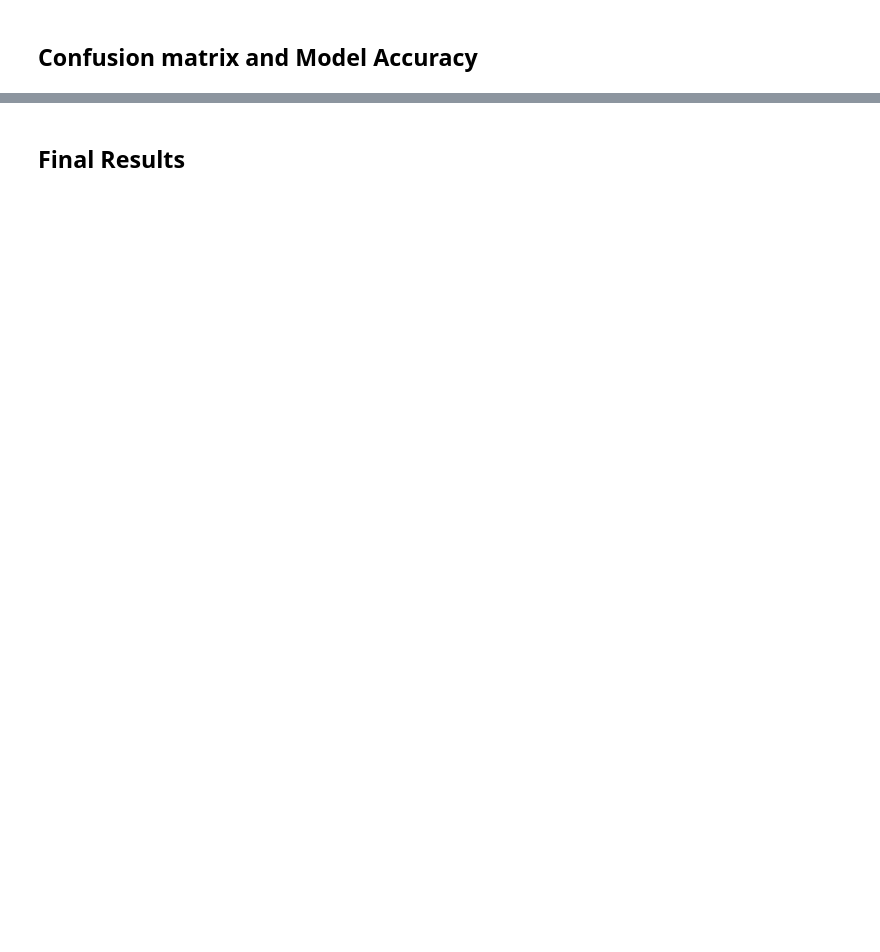
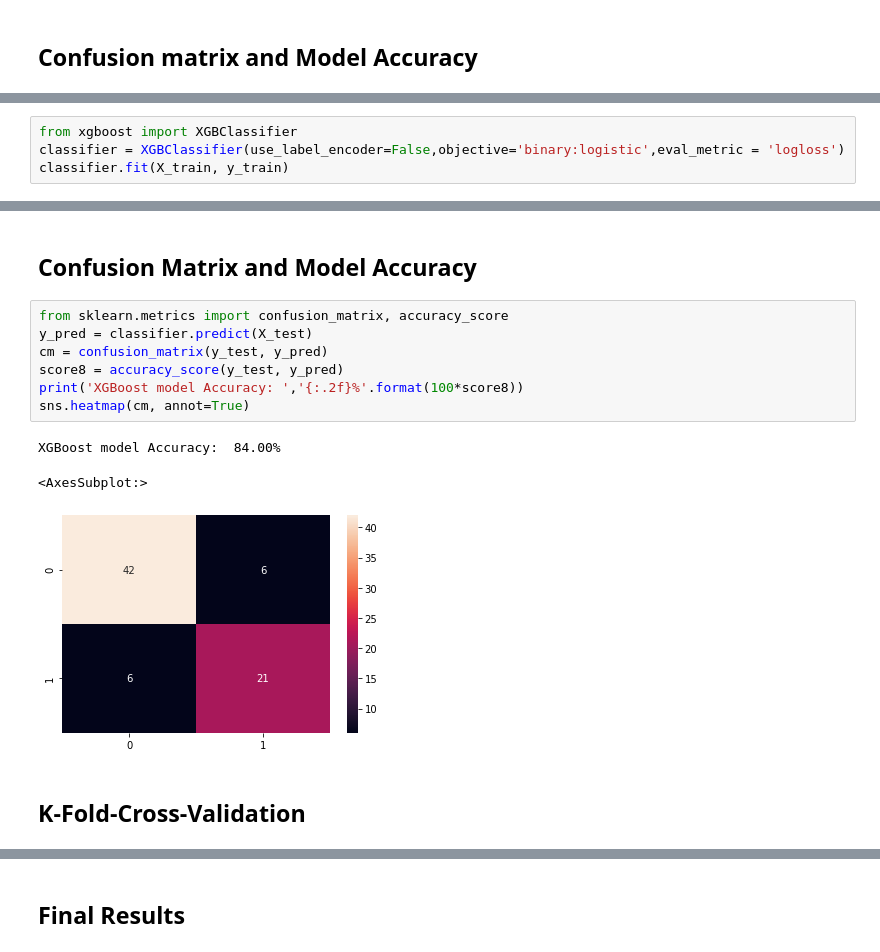
Before and after one commit to varunsharma10/Heart-Failure-Prediction, a Jupyter notebook: Heart-Failure-Prediction.ipynb, the cells around one changed output, grey strips where cells are left out. Cells and saved outputs as stored; diff of their text form; blank space fills up the shorter version.

Commit message:
XGBoost Added

```diff
--- a/Heart-Failure-Prediction.ipynb
+++ b/Heart-Failure-Prediction.ipynb
@@ -208,0 +187,4 @@ Random forest classification model Accuracy:  88.00%
+# %%
+from xgboost import XGBClassifier
+classifier = XGBClassifier(use_label_encoder=False,objective='binary:logistic',eval_metric = 'logloss')
+classifier.fit(X_train, y_train)
@@ -208,0 +201,15 @@ Random forest classification model Accuracy:  88.00%
+# %% [markdown]
+## Confusion Matrix and Model Accuracy
+# %%
+from sklearn.metrics import confusion_matrix, accuracy_score
+y_pred = classifier.predict(X_test)
+cm = confusion_matrix(y_test, y_pred)
+score8 = accuracy_score(y_test, y_pred)
+print('XGBoost model Accuracy: ','{:.2f}%'.format(100*score8))
+sns.heatmap(cm, annot=True)
+# %% [output]
+XGBoost model Accuracy:  84.00%
+<AxesSubplot:>
+[figure, added]
+# %% [markdown]
+## K-Fold-Cross-Validation
```
Also changed, not shown: parts of 18 cells of this notebook.
